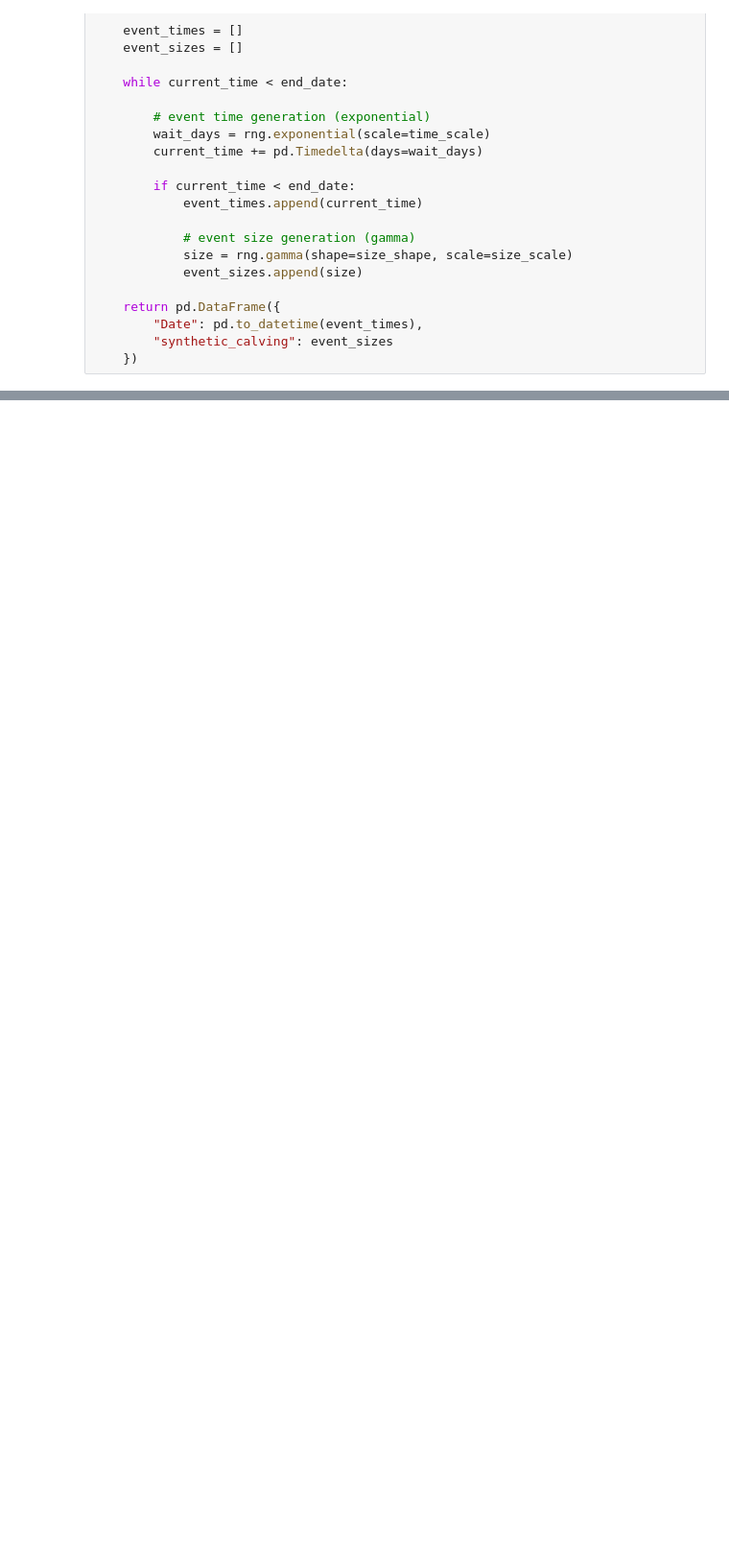
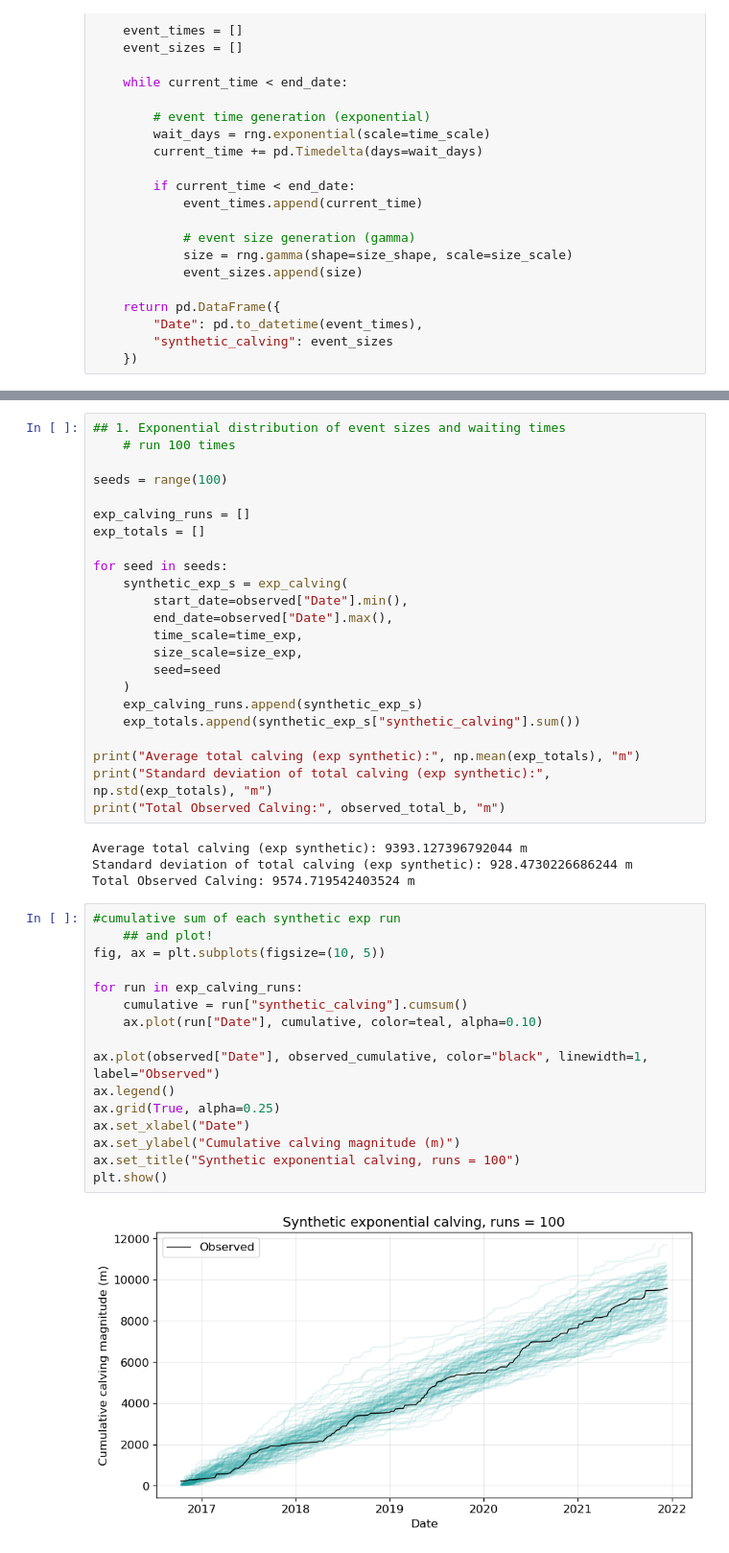
Before and after one commit to sofiasuhinin/Jakobshavn-Isbrae-CalvingStatistics, a Jupyter notebook: calving_statistics/4_calvingseries_statistics.ipynb, the cells around one changed output, grey strips where cells are left out. Shown at 96% size. Cells and saved outputs as stored; diff of their text form; blank space fills up the shorter version.

```diff
--- a/calving_statistics/4_calvingseries_statistics.ipynb
+++ b/calving_statistics/4_calvingseries_statistics.ipynb
@@ -1087,0 +1161,45 @@ plt.show()
+# %%
+## 1. Exponential distribution of event sizes and waiting times
+    # run 100 times
+
+seeds = range(100)
+
+exp_calving_runs = []
+exp_totals = []
+
+for seed in seeds:
+    synthetic_exp_s = exp_calving(
+        start_date=observed["Date"].min(),
+        end_date=observed["Date"].max(),
+        time_scale=time_exp,
+        size_scale=size_exp,
+        seed=seed
+    )
+    exp_calving_runs.append(synthetic_exp_s)
+    exp_totals.append(synthetic_exp_s["synthetic_calving"].sum())
+
+print("Average total calving (exp synthetic):", np.mean(exp_totals), "m")
+print("Standard deviation of total calving (exp synthetic):", np.std(exp_totals), "m")
+print("Total Observed Calving:", observed_total_b, "m")
+# %% [output]
+Average total calving (exp synthetic): 9393.127396792044 m
+Standard deviation of total calving (exp synthetic): 928.4730226686244 m
+Total Observed Calving: 9574.719542403524 m
+# %%
+#cumulative sum of each synthetic exp run
+    ## and plot!
+fig, ax = plt.subplots(figsize=(10, 5))
+
+for run in exp_calving_runs:
+    cumulative = run["synthetic_calving"].cumsum()
+    ax.plot(run["Date"], cumulative, color=teal, alpha=0.10)
+
+ax.plot(observed["Date"], observed_cumulative, color="black", linewidth=1, label="Observed")
+ax.legend()
+ax.grid(True, alpha=0.25)
+ax.set_xlabel("Date")
+ax.set_ylabel("Cumulative calving magnitude (m)")
+ax.set_title("Synthetic exponential calving, runs = 100")
+plt.show()
+# %% [output]
+[figure, added]
```
Also changed, not shown: parts of 46 cells of this notebook, 1 other file.
